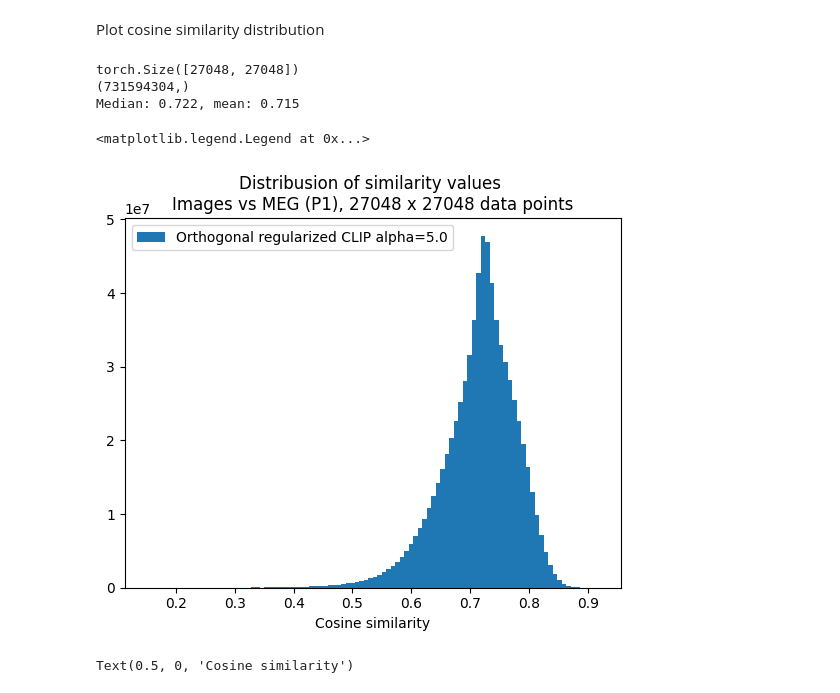
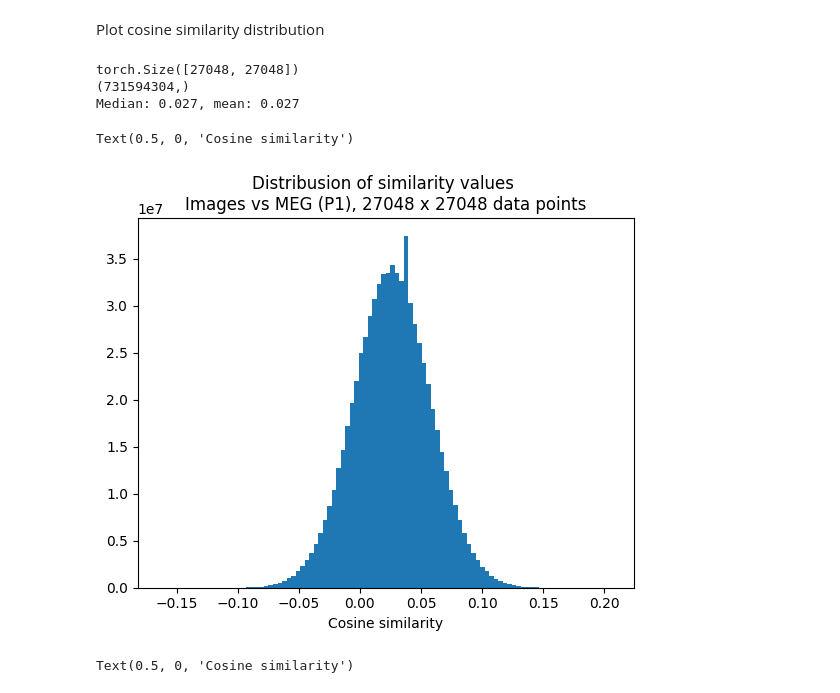
Before and after one commit to SeanNobel/sb-image-decoding, a Jupyter notebook: notebooks/clip_2d_analysis.ipynb, the cells around one changed output. Saved outputs shown, nothing was run; the diff lists cells and outputs as text; code cells hidden in the pictures.

```diff
--- a/notebooks/clip_2d_analysis.ipynb
+++ b/notebooks/clip_2d_analysis.ipynb
@@ -82,7 +82,7 @@ def sort_categories(categories: np.ndarray) -> np.ndarray:
 {'128': 0, '274': 1, '321': 2, '372': 3, '446': 4, '525': 5, '526': 6, '537': 7, '608': 8, '693': 9, '760': 10, '811': 11, '1084': 12, '1091': 13, '1121': 14, '1130': 15, '1140': 16, '1145': 17, '1160 ...
 # %%
 # brain_encoder_path = "../data/clip_embds/thingsmeg/large_test_pos_enc-sine_abs_/brain_mse_embeds.pt"
-brain_encoder_path = "../data/clip_embds/thingsmeg/small_test_blocks-conformer_/unnormalized/brain_mse_embeds.pt"
+# brain_encoder_path = "../data/clip_embds/thingsmeg/small_test_blocks-conformer_/unnormalized/brain_clip_embeds.pt"
 # brain_encoder_path = "../data/clip_embds/thingsmeg/small_test_loss-orclip_orclip_alpha-0.500_/unnormalized/brain_mse_embeds.pt"
 # brain_encoder_path = "../data/clip_embds/thingsmeg/small_test_loss-orclip_orclip_alpha-5_/unnormalized/brain_mse_embeds.pt"
 # brain_encoder_path = "../data/clip_embds/thingsmeg/small_test_blocks-crate_num_blocks-8_transformer_heads-8_/unnormalized/brain_mse_embeds.pt"
@@ -90,6 +90,7 @@ brain_encoder_path = "../data/clip_embds/thingsmeg/small_test_blocks-conformer_/
 # brain_encoder_path = "../data/clip_embds/thingsmeg/small_test_clip_temp_init-2_clip_temp_learn-False_loss-orclip_orclip_alpha-0.500_/unnormalized/brain_mse_embeds.pt"
 # brain_encoder_path = "../data/clip_embds/thingsmeg/small_test_batch_size-512_num_blocks-2_/unnormalized/brain_mse_embeds.pt"
 # brain_encoder_path = "../data/clip_embds/thingsmeg/small_test_batch_size-8_num_blocks-2_/unnormalized/brain_mse_embeds.pt"
+brain_encoder_path = "../data/clip_embds/thingsmeg/small_test_loss-normregclip_nrclip_alpha-0.010_/unnormalized/brain_mse_embeds.pt"
 
 class CLIPLatentsDatset(torch.utils.data.Dataset):
     def __init__(self, brain: bool = False):
@@ -376,7 +377,7 @@ temp = 1.0
 
 alpha = 0.0
 
-device = "cuda:1"
+device = "cuda:0"
 
 dataset = CLIPLatentsDatset(brain=True)
 train_set = torch.utils.data.Subset(dataset, dataset.train_idxs)
@@ -397,7 +398,7 @@ elif mode == "entropy":
 parameters = list(image_encoder.parameters()) + list(text_encoder.parameters())
 optimizer = torch.optim.Adam(parameters, lr=5e-4)
 
-classifier = DiagonalClassifier(topk=[1, 5])
+# classifier = DiagonalClassifier(topk=[1, 5])
 # %%
 train_loss_hist = []
 train_acc_hist = []
@@ -567,35 +568,35 @@ Plot cosine similarity distribution
 # %%
 remove_diag = False
 
 X_ = dataset.images.to(device)
 Y_ = dataset.source.to(device)
 X_ /= X_.norm(dim=-1, keepdim=True)
 Y_ /= Y_.norm(dim=-1, keepdim=True)
 sim = torch.matmul(X_, Y_.T)
 print(sim.shape)
 
 if remove_diag:
     b = sim.shape[0]
     sim = torch.cat(
         [torch.diag(sim, i) for i in range(1, b)]
         + [torch.diag(sim, -i) for i in range(1, b)]
     )
     assert len(sim) == b * (b - 1)
 
 sim = sim.cpu().numpy().flatten()
 print(sim.shape)
 print(f"Median: {np.median(sim):.3f}, mean: {np.mean(sim):.3f}")
 
-plt.hist(sim, bins=100, label="Orthogonal regularized CLIP alpha=5.0")
+plt.hist(sim, bins=100)
 plt.title("Distribusion of similarity values \nImages vs MEG (P1), 27048 x 27048 data points")
 plt.xlabel("Cosine similarity")
-plt.legend()
+# plt.legend()
 # %% [output]
 torch.Size([27048, 27048])
 (731594304,)
-Median: 0.722, mean: 0.715
+Median: 0.027, mean: 0.027
-<matplotlib.legend.Legend at 0x...>
+Text(0.5, 0, 'Cosine similarity')
-[figure, old version]
+[figure, new version]
 # %%
 # X = dataset.images.to(device)
 X = dataset.source.to(device)
```
Also changed, not shown: parts of 3 cells of this notebook, 2 other files.
